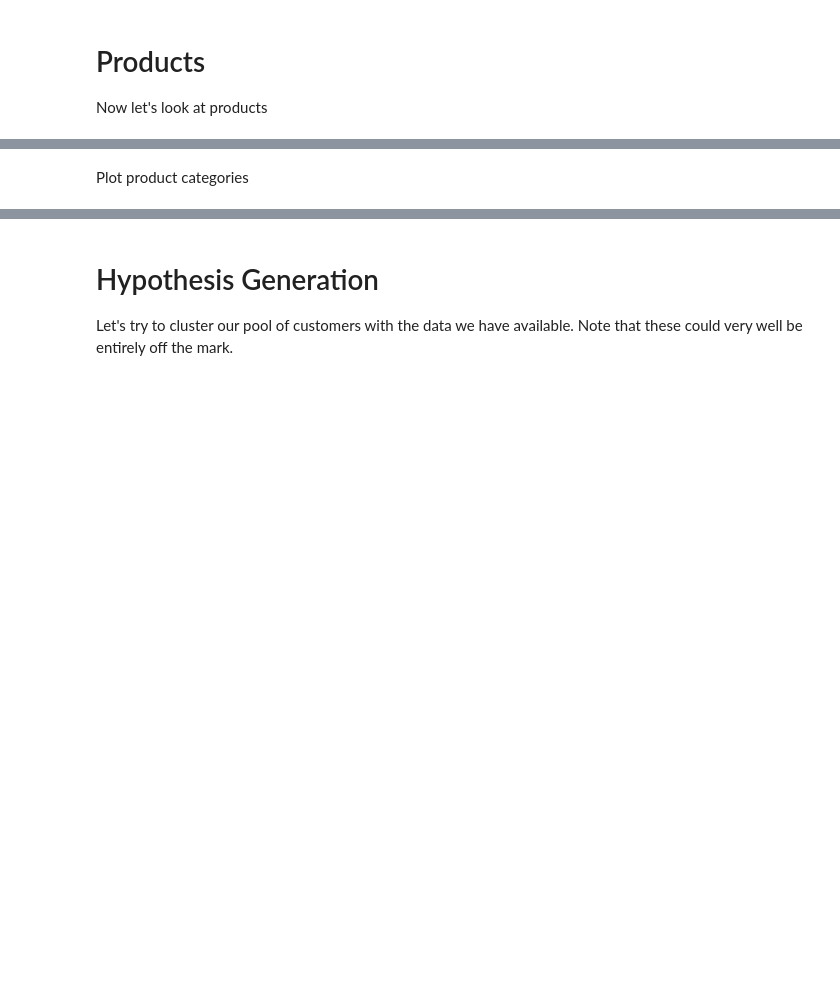
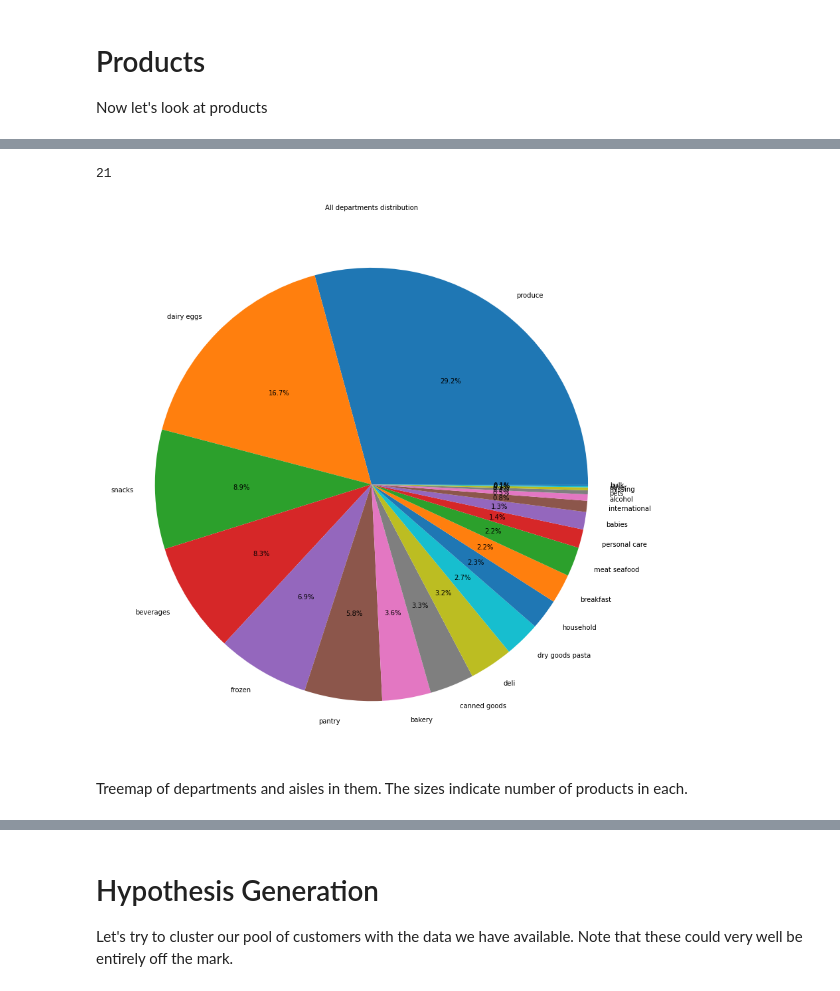
Before and after one commit to maaverik/adventures-in-data-science, a Jupyter notebook: instacart-basket-analysis EDA.ipynb, the cells around one changed output, grey strips where cells are left out. Saved outputs shown, nothing was run; the diff lists cells and outputs as text; code cells hidden in the pictures; blank space fills up the shorter version.

```diff
--- a/instacart-basket-analysis EDA.ipynb
+++ b/instacart-basket-analysis EDA.ipynb
@@ -104,2 +207,18 @@ order_details.tail()
-# %% [markdown]
-Plot product categories
+# %%
+len(order_details['department'].unique())
+# %% [output]
+21
+# %%
+plt.figure(figsize=(20,15))
+temp = order_details['department'].value_counts()
+labels = (np.array(temp.index))
+sizes = (np.array((temp / temp.sum())*100))
+plt.pie(sizes, labels=labels, autopct='%1.1f%%')
+plt.title("All departments distribution", fontsize=10)
+plt.show()
+temp=None
+sizes=None
+# %% [output]
+[figure, added]
+# %% [markdown]
+Treemap of departments and aisles in them. The sizes indicate number of products in each.
```
Also changed, not shown: parts of 50 cells of this notebook.
